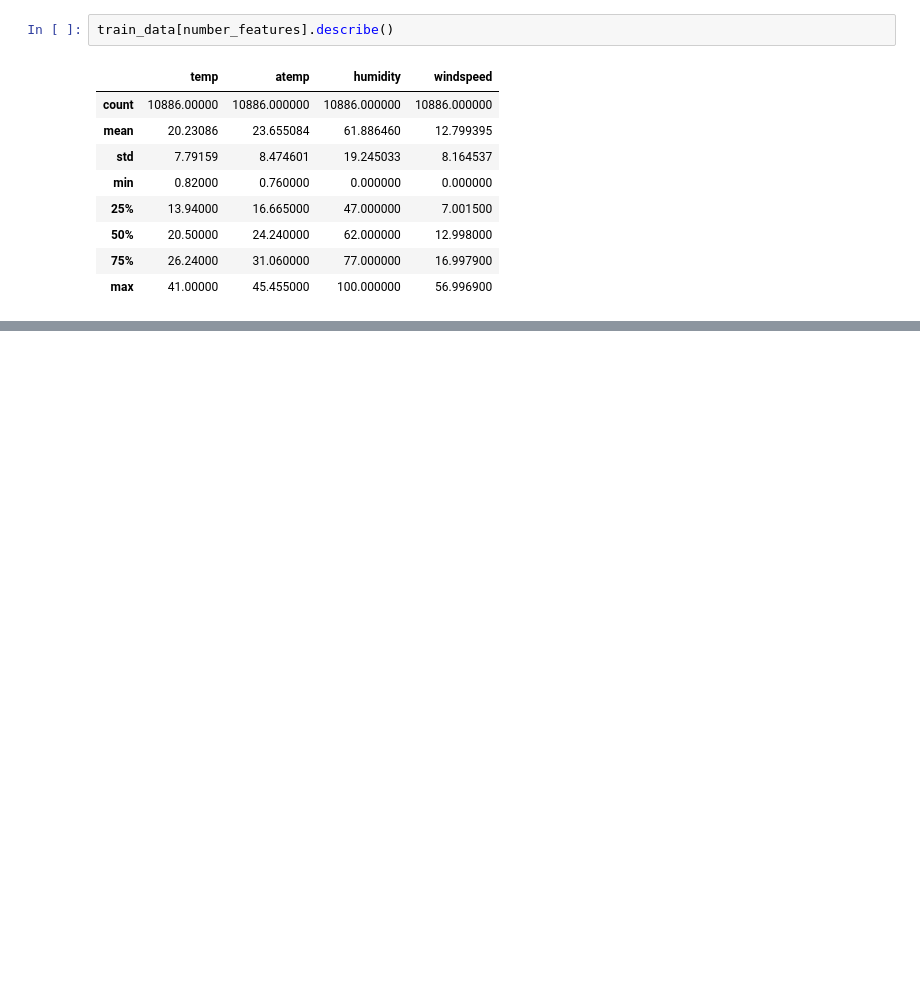
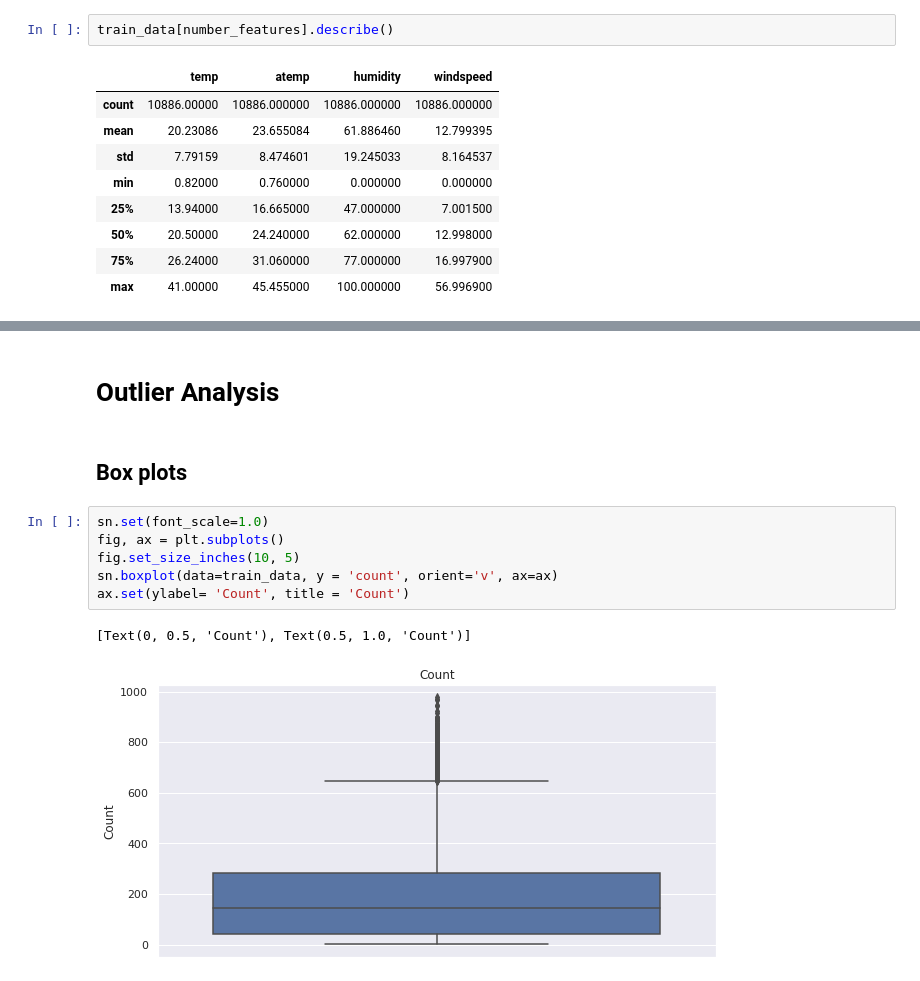
Before and after one commit to subbu3642/BikeSharingSystem, a Jupyter notebook: WorkBook.ipynb, the cells around one changed output, grey strips where cells are left out. Cells and saved outputs as stored; diff of their text form; blank space fills up the shorter version.

Commit message:
Updated analysis with comments

```diff
--- a/WorkBook.ipynb
+++ b/WorkBook.ipynb
@@ -58,0 +121,13 @@ train_data[number_features].describe()
+# %% [markdown]
+# Outlier Analysis
+# %% [markdown]
+## Box plots
+# %%
+sn.set(font_scale=1.0)
+fig, ax = plt.subplots()
+fig.set_size_inches(10, 5)
+sn.boxplot(data=train_data, y = 'count', orient='v', ax=ax)
+ax.set(ylabel= 'Count', title = 'Count')
+# %% [output]
+[Text(0, 0.5, 'Count'), Text(0.5, 1.0, 'Count')]
+[figure, added]
```
Also changed, not shown: parts of 32 cells of this notebook.
